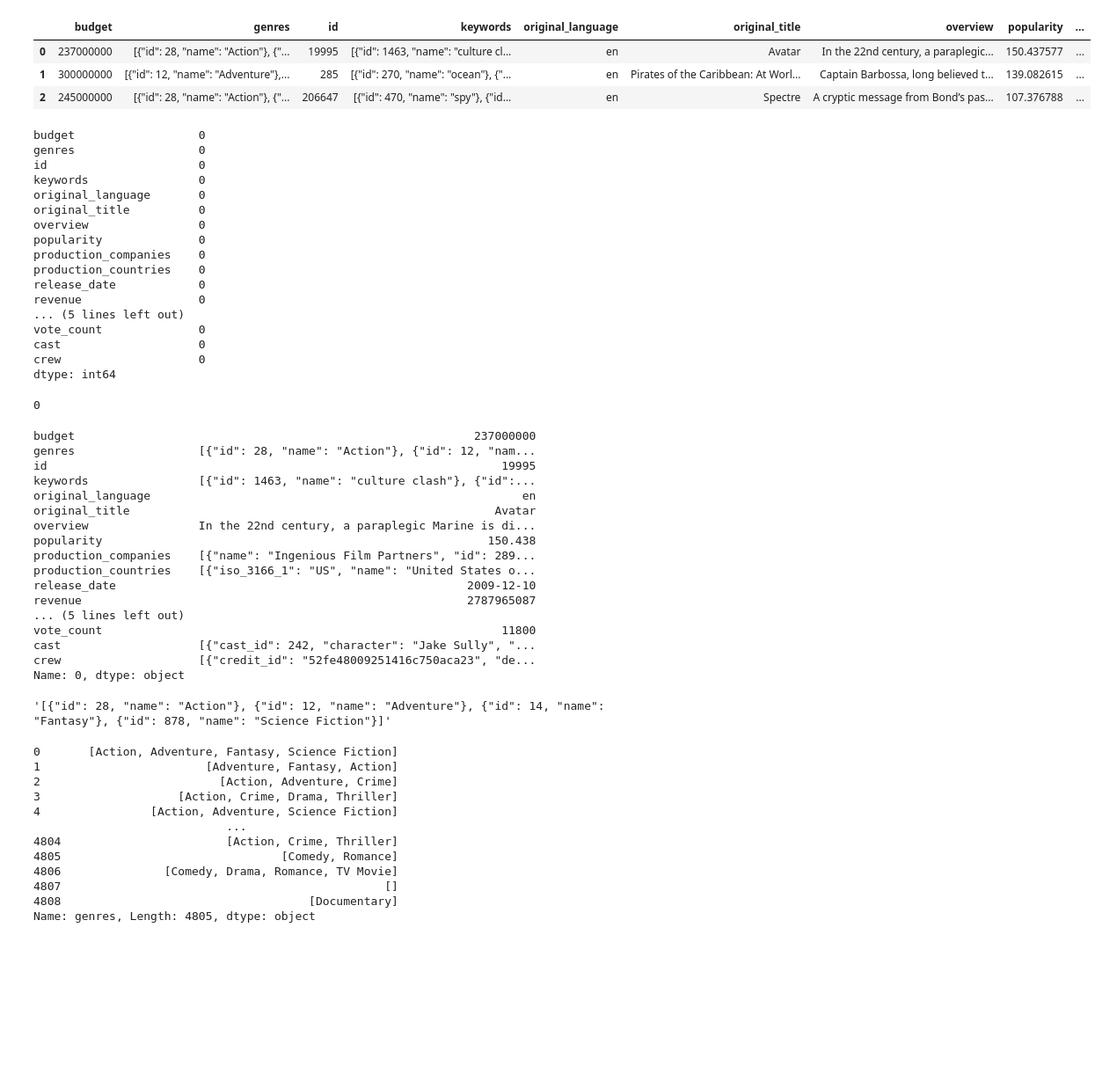
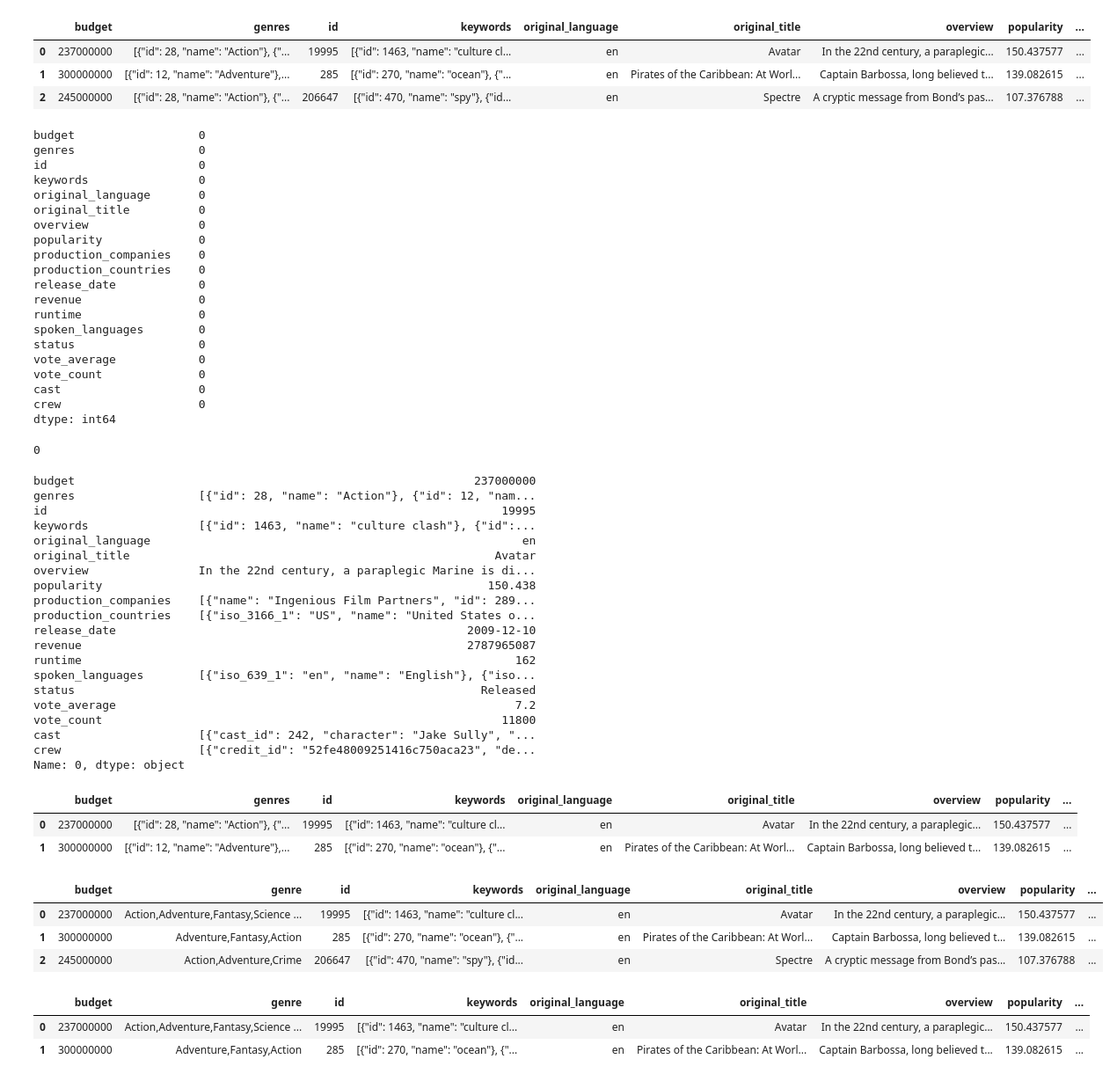
Before and after one commit to CarmenK2/Movie_Pick, a Jupyter notebook: ETL.ipynb, the cells around one changed output. Shown at 88% size. Saved outputs shown, nothing was run; the diff lists cells and outputs as text; code cells hidden in the pictures; blank space fills up the shorter version.

```diff
--- a/ETL.ipynb
+++ b/ETL.ipynb
@@ -97,7 +98,7 @@ crew                       0
 dtype: int64
 # %%
 # Drop columns that are redundent - tagline, homepage, movie_id
-movies_df = movies_df[['budget', 'genres', 'id', 'keywords', 'original_language', 'original_title', 'overview', 'popularity', 'production_companies', 'production_countries', 'release_date', 'revenue', 'runtime', 'spoken_languages', 'status', 'title', 'vote_average', 'vote_count', 'cast', 'crew']]
+movies_df = movies_df[['budget', 'genres', 'id', 'keywords', 'original_language', 'original_title', 'overview', 'popularity', 'production_companies', 'production_countries', 'release_date', 'revenue', 'runtime', 'spoken_languages', 'status', 'vote_average', 'vote_count', 'cast', 'crew']]
 
 # Display dataframe
 movies_df.head(3)
@@ -125,7 +126,10 @@ production_companies    0
 production_countries    0
 release_date            0
 revenue                 0
-... (5 lines left out)
+runtime                 0
+spoken_languages        0
+status                  0
+vote_average            0
 vote_count              0
 cast                    0
 crew                    0
@@ -151,32 +155,42 @@ production_companies    [{"name": "Ingenious Film Partners", "id": 289...
 production_countries    [{"iso_3166_1": "US", "name": "United States o...
 release_date                                                   2009-12-10
 revenue                                                        2787965087
-... (5 lines left out)
+runtime                                                               162
+spoken_languages        [{"iso_639_1": "en", "name": "English"}, {"iso...
+status                                                           Released
+vote_average                                                          7.2
 vote_count                                                          11800
 cast                    [{"cast_id": 242, "character": "Jake Sully", "...
 crew                    [{"credit_id": "52fe48009251416c750aca23", "de...
 Name: 0, dtype: object
-# %%
-# Iloc genres column
-movies_df.iloc[0]['genres']
-# %% [output]
-'[{"id": 28, "name": "Action"}, {"id": 12, "name": "Adventure"}, {"id": 14, "name": "Fantasy"}, {"id": 878, "name": "Science Fiction"}]'
-# %%
-# Extract genres
-genres_extracted = movies_df['genres']
-
-# Print extracted genres
-print(genres_extracted)
-# %% [output]
-0       [Action, Adventure, Fantasy, Science Fiction]
-1                        [Adventure, Fantasy, Action]
-2                          [Action, Adventure, Crime]
-3                    [Action, Crime, Drama, Thriller]
-4                [Action, Adventure, Science Fiction]
-                            ...
-4804                        [Action, Crime, Thriller]
-4805                                [Comedy, Romance]
-4806               [Comedy, Drama, Romance, TV Movie]
-4807                                               []
-4808                                    [Documentary]
-Name: genres, Length: 4805, dtype: object
+# %%
+# Extract genres to a new column 'genre'
+movies_df['genre'] = movies_df['genres'].apply(lambda x: ','.join([i['name'] for i in eval(x)]))
+
+# Display dataframe
+movies_df.head(2)
+# %% [output]
+|  | budget | genres | id | keywords | original_language | original_title | overview | popularity | ... |
+| 0 | 237000000 | [{"id": 28, "name": "Action"}, {"... | 19995 | [{"id": 1463, "name": "culture cl... | en | Avatar | In the 22nd century, a paraplegic... | 150.437577 | ... |
+| 1 | 300000000 | [{"id": 12, "name": "Adventure"},... | 285 | [{"id": 270, "name": "ocean"}, {"... | en | Pirates of the Caribbean: At Worl... | Captain Barbossa, long believed t... | 139.082615 | ... |
+# %%
+# Drop 'genres' column
+movies_df = movies_df[['budget', 'genre', 'id', 'keywords', 'original_language', 'original_title', 'overview', 'popularity', 'production_companies', 'production_countries', 'release_date', 'revenue', 'runtime', 'spoken_languages', 'status', 'vote_average', 'vote_count', 'cast', 'crew']]
+
+# Display dataframe
+movies_df.head(3)
+# %% [output]
+|  | budget | genre | id | keywords | original_language | original_title | overview | popularity | ... |
+| 0 | 237000000 | Action,Adventure,Fantasy,Science ... | 19995 | [{"id": 1463, "name": "culture cl... | en | Avatar | In the 22nd century, a paraplegic... | 150.437577 | ... |
+| 1 | 300000000 | Adventure,Fantasy,Action | 285 | [{"id": 270, "name": "ocean"}, {"... | en | Pirates of the Caribbean: At Worl... | Captain Barbossa, long believed t... | 139.082615 | ... |
+| 2 | 245000000 | Action,Adventure,Crime | 206647 | [{"id": 470, "name": "spy"}, {"id... | en | Spectre | A cryptic message from Bond’s pas... | 107.376788 | ... |
+# %%
+# Extract keywords to a new column 'keywording'
+movies_df['keywording'] = movies_df['keywords'].apply(lambda x: ','.join([i['name'] for i in eval(x)]))
+
+# Display dataframe
+movies_df.head(2)
+# %% [output]
+|  | budget | genre | id | keywords | original_language | original_title | overview | popularity | ... |
+| 0 | 237000000 | Action,Adventure,Fantasy,Science ... | 19995 | [{"id": 1463, "name": "culture cl... | en | Avatar | In the 22nd century, a paraplegic... | 150.437577 | ... |
+| 1 | 300000000 | Adventure,Fantasy,Action | 285 | [{"id": 270, "name": "ocean"}, {"... | en | Pirates of the Caribbean: At Worl... | Captain Barbossa, long believed t... | 139.082615 | ... |
```
Also changed, not shown: parts of 18 cells of this notebook, 1 other file.
